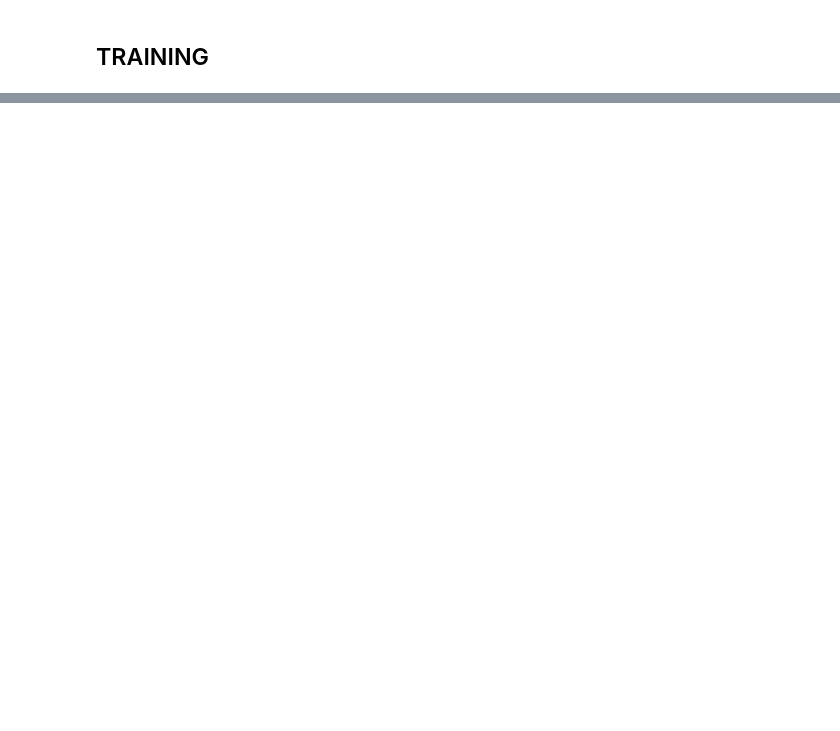
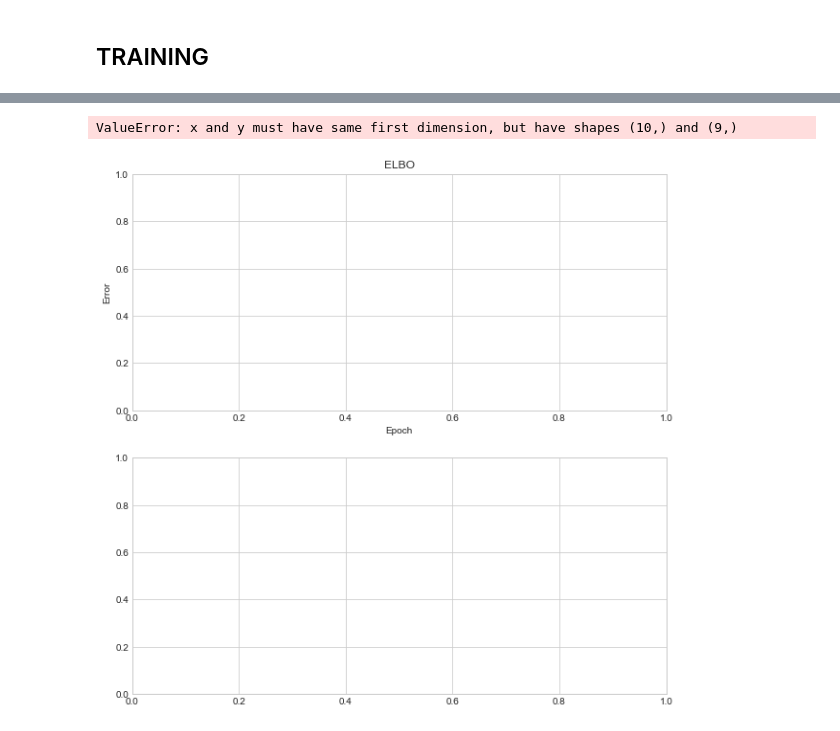
Before and after one commit to Variational-Autoencoder/MusicVAE, a Jupyter notebook: notebooks/MusicVAE Model and training.ipynb, the cells around one changed output, grey strips where cells are left out. Drawn from its saved outputs; the diff is of its cells as text; code cells hidden in the pictures; blank space fills up the shorter version.

```diff
--- a/notebooks/MusicVAE Model and training.ipynb
+++ b/notebooks/MusicVAE Model and training.ipynb
@@ -59,7 +59,7 @@ midi_dataset.get_mem_usage()
 random_seed = 42
 
 
-test_split = .2
+test_split = .8
 shuffle = True
 
 if random_seed is not None:
@@ -543,0 +541,31 @@ RuntimeError: The expanded size of the tensor (256) must match the existing size
+# %%
+
+# -- Plotting --
+f, axarr = plt.subplots(2, 1, figsize=(10, 10))
+
+
+# Loss
+ax = axarr[0]
+ax.set_title("ELBO")
+ax.set_xlabel('Epoch')
+ax.set_ylabel('Error')
+
+ax.plot(np.arange(epoch+1), train_loss, color="black")
+ax.plot(np.arange(epoch+1), valid_loss, color="gray", linestyle="--")
+ax.legend(['Training', 'Validation'])
+
+
+    # KL / reconstruction
+ax = axarr[1]
+
+ax.set_title("Kullback-Leibler Divergence")
+ax.set_xlabel('Epoch')
+ax.set_ylabel('KL divergence')
+
+
+ax.plot(np.arange(epoch+1), train_kl, color="black")
+ax.plot(np.arange(epoch+1), valid_kl, color="gray", linestyle="--")
+ax.legend(['Training', 'Validation'])
+# %% [output]
+ValueError: x and y must have same first dimension, but have shapes (10,) and (9,)
+[figure, added]
```
Also changed, not shown: parts of 3 cells of this notebook.
